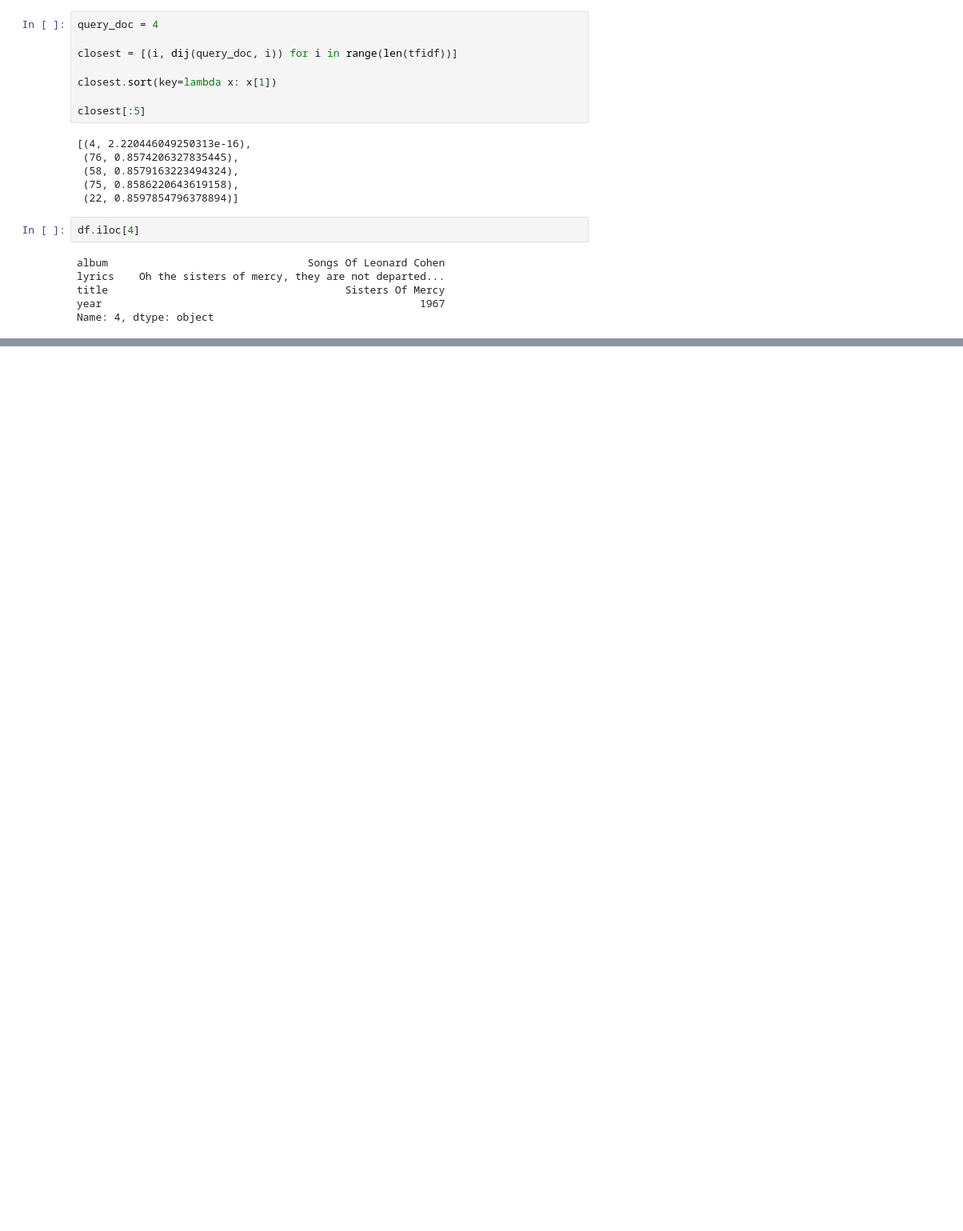
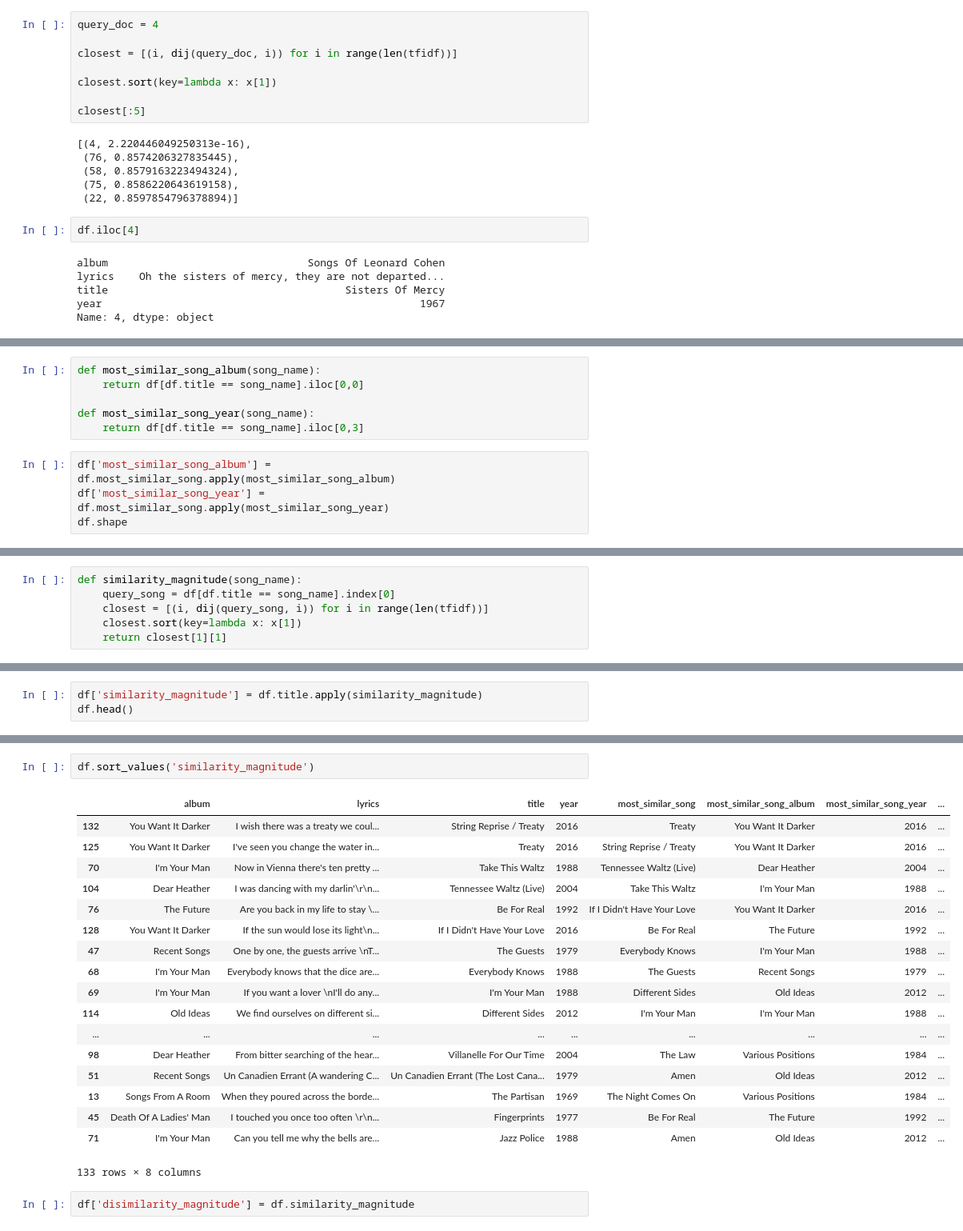
Before and after one commit to maxarvid/data-studio, a Jupyter notebook: code/05_avalanche/02_avalance_eda.ipynb, the cells around one changed output, grey strips where cells are left out. Shown: that part at 80% size. Drawn from its saved outputs; the diff is of its cells as text; blank space fills up the shorter version.

```diff
--- a/code/05_avalanche/02_avalance_eda.ipynb
+++ b/code/05_avalanche/02_avalance_eda.ipynb
@@ -153,0 +189,10 @@ Name: 4, dtype: object
+# %%
+def most_similar_song_album(song_name):
+    return df[df.title == song_name].iloc[0,0]
+
+def most_similar_song_year(song_name):
+    return df[df.title == song_name].iloc[0,3]
+# %%
+df['most_similar_song_album'] = df.most_similar_song.apply(most_similar_song_album)
+df['most_similar_song_year'] = df.most_similar_song.apply(most_similar_song_year)
+df.shape
@@ -153,0 +210,6 @@ Name: 4, dtype: object
+# %%
+def similarity_magnitude(song_name):
+    query_song = df[df.title == song_name].index[0]
+    closest = [(i, dij(query_song, i)) for i in range(len(tfidf))]
+    closest.sort(key=lambda x: x[1])
+    return closest[1][1]
@@ -153,0 +220,3 @@ Name: 4, dtype: object
+# %%
+df['similarity_magnitude'] = df.title.apply(similarity_magnitude)
+df.head()
@@ -153,0 +230,23 @@ Name: 4, dtype: object
+# %%
+df.sort_values('similarity_magnitude')
+# %% [output]
+|  | album | lyrics | title | year | most_similar_song | most_similar_song_album | most_similar_song_year | ... |
+| 132 | You Want It Darker | I wish there was a treaty we coul... | String Reprise / Treaty | 2016 | Treaty | You Want It Darker | 2016 | ... |
+| 125 | You Want It Darker | I've seen you change the water in... | Treaty | 2016 | String Reprise / Treaty | You Want It Darker | 2016 | ... |
+| 70 | I'm Your Man | Now in Vienna there's ten pretty ... | Take This Waltz | 1988 | Tennessee Waltz (Live) | Dear Heather | 2004 | ... |
+| 104 | Dear Heather | I was dancing with my darlin'\r\n... | Tennessee Waltz (Live) | 2004 | Take This Waltz | I'm Your Man | 1988 | ... |
+| 76 | The Future | Are you back in my life to stay \... | Be For Real | 1992 | If I Didn't Have Your Love | You Want It Darker | 2016 | ... |
+| 128 | You Want It Darker | If the sun would lose its light\n... | If I Didn't Have Your Love | 2016 | Be For Real | The Future | 1992 | ... |
+| 47 | Recent Songs | One by one, the guests arrive \nT... | The Guests | 1979 | Everybody Knows | I'm Your Man | 1988 | ... |
+| 68 | I'm Your Man | Everybody knows that the dice are... | Everybody Knows | 1988 | The Guests | Recent Songs | 1979 | ... |
+| 69 | I'm Your Man | If you want a lover \nI'll do any... | I'm Your Man | 1988 | Different Sides | Old Ideas | 2012 | ... |
+| 114 | Old Ideas | We find ourselves on different si... | Different Sides | 2012 | I'm Your Man | I'm Your Man | 1988 | ... |
+| ... | ... | ... | ... | ... | ... | ... | ... | ... |
+| 98 | Dear Heather | From bitter searching of the hear... | Villanelle For Our Time | 2004 | The Law | Various Positions | 1984 | ... |
+| 51 | Recent Songs | Un Canadien Errant (A wandering C... | Un Canadien Errant (The Lost Cana... | 1979 | Amen | Old Ideas | 2012 | ... |
+| 13 | Songs From A Room | When they poured across the borde... | The Partisan | 1969 | The Night Comes On | Various Positions | 1984 | ... |
+| 45 | Death Of A Ladies' Man | I touched you once too often \r\n... | Fingerprints | 1977 | Be For Real | The Future | 1992 | ... |
+| 71 | I'm Your Man | Can you tell me why the bells are... | Jazz Police | 1988 | Amen | Old Ideas | 2012 | ... |
+133 rows × 8 columns
+# %%
+df['disimilarity_magnitude'] = df.similarity_magnitude
```
Also changed, not shown: parts of 42 cells of this notebook, 5 other files.
